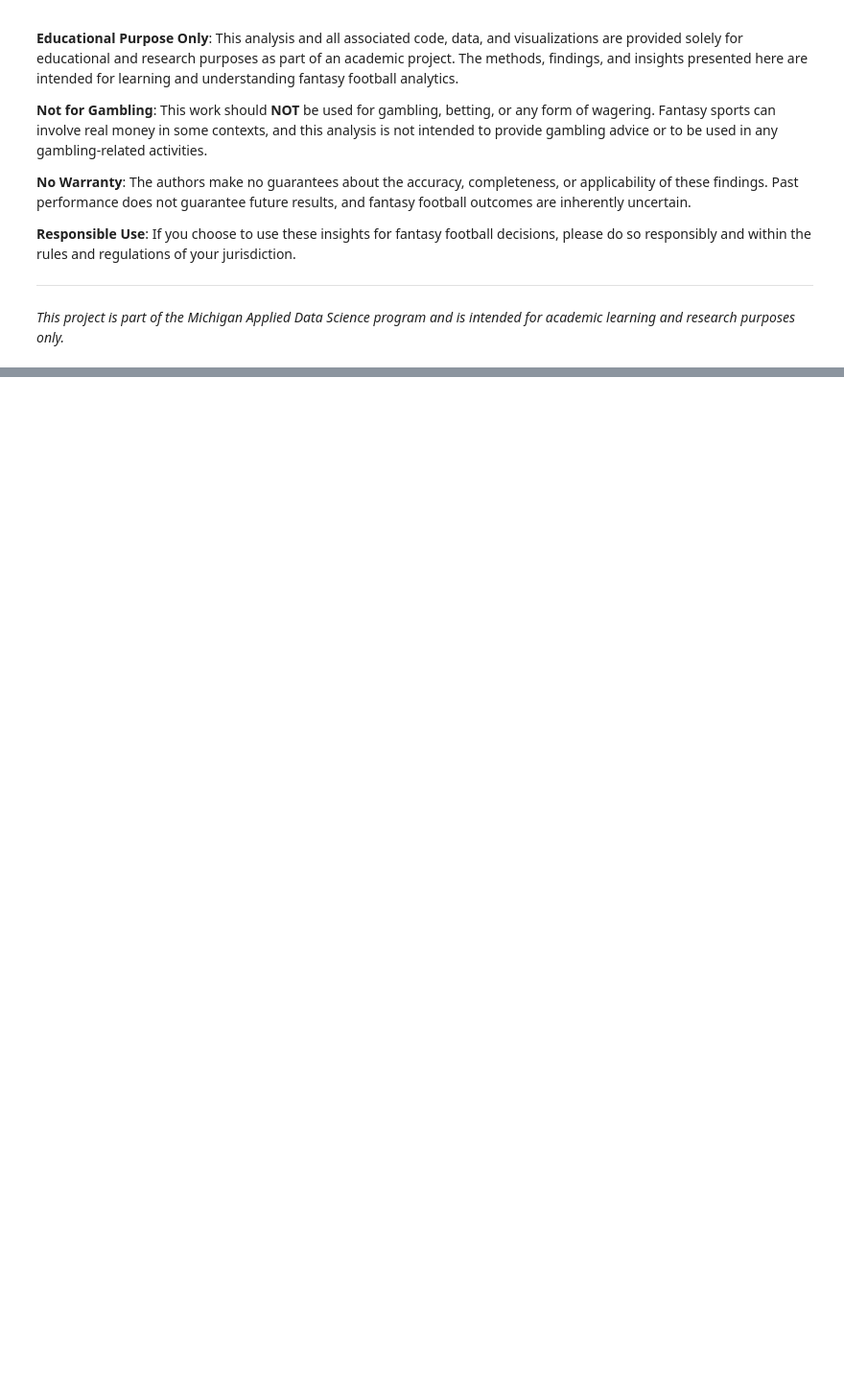
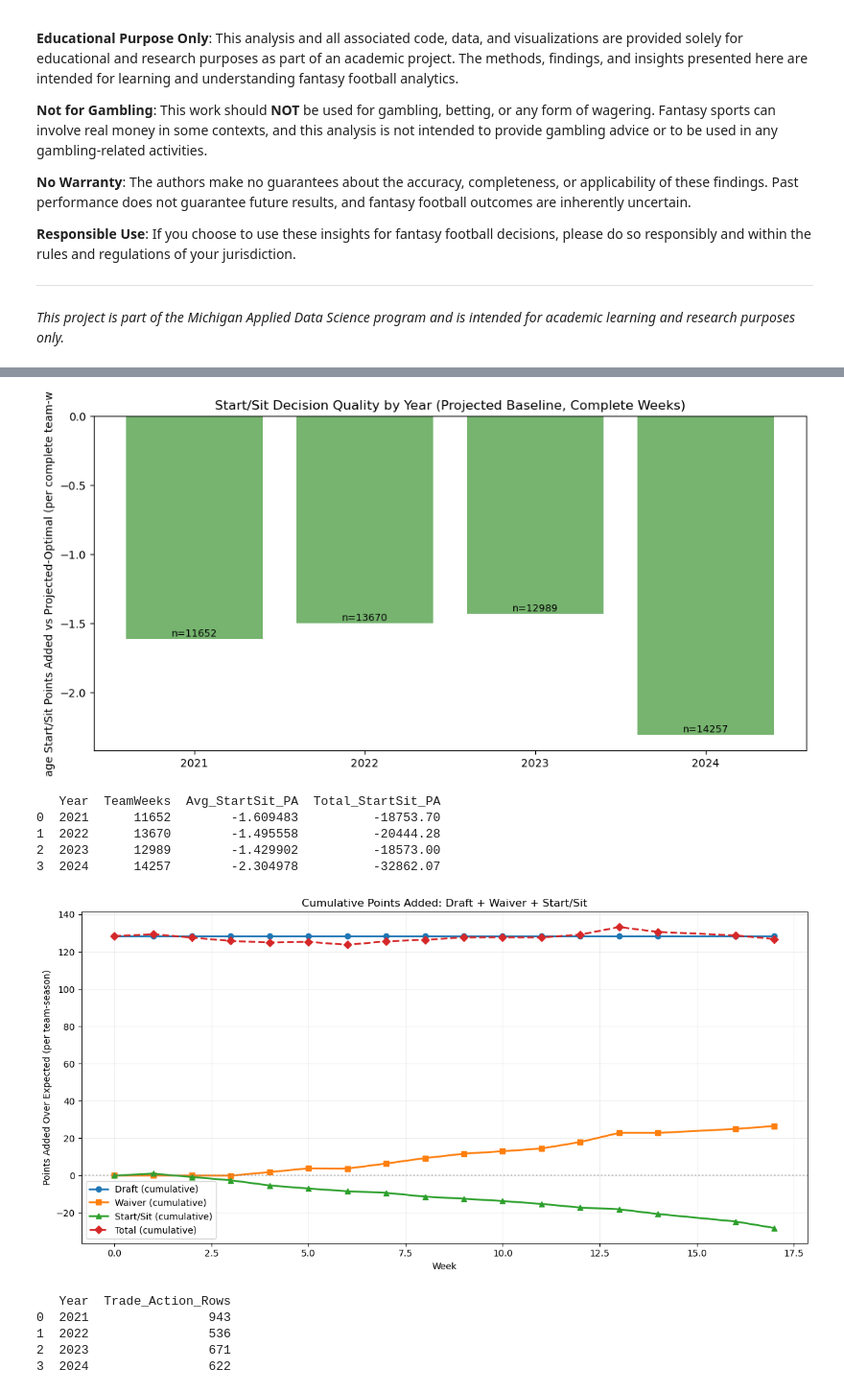
Before and after one commit to tmorgan251/fantasy_football, a Jupyter notebook: Fantasy_Football_Analysis.ipynb, the cells around one changed output, grey strips where cells are left out. Shown at 96% size. Cells and saved outputs as stored; diff of their text form; code cells hidden in the pictures; blank space fills up the shorter version.

```diff
--- a/Fantasy_Football_Analysis.ipynb
+++ b/Fantasy_Football_Analysis.ipynb
@@ -1092,0 +1135,29 @@ analyzer.plot_cumulative_draft_waiver_startsit(
+# %%
+# Plot wrappers for start/sit and combined totals
+startsit_summary_wf = wf.plot_startsit_by_year()
+print(startsit_summary_wf)
+
+wf.plot_cumulative_draft_waiver_startsit(
+    waiver_baseline_name="q25_team_season",
+    draft_points_col="Points_Added_Poly",
+    manual_draft_only=True,
+    season_end_week=17,
+    ignore_weeks={15},
+    agg_mode="mean_per_team_season",
+)
+
+trade_summary_wf = wf.block_trade_stats()
+print(trade_summary_wf)
+# %% [output]
+[figure, added]
+   Year  TeamWeeks  Avg_StartSit_PA  Total_StartSit_PA
+0  2021      11652        -1.609483          -18753.70
+1  2022      13670        -1.495558          -20444.28
+2  2023      12989        -1.429902          -18573.00
+3  2024      14257        -2.304978          -32862.07
+[figure, added]
+   Year  Trade_Action_Rows
+0  2021                943
+1  2022                536
+2  2023                671
+3  2024                622
```
Also changed, not shown: parts of 19 cells of this notebook, 8 other files.
